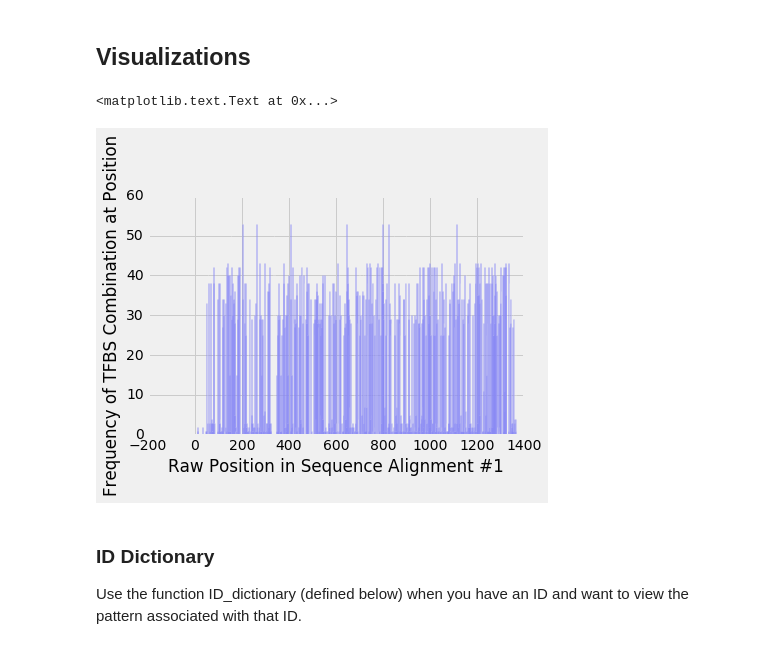
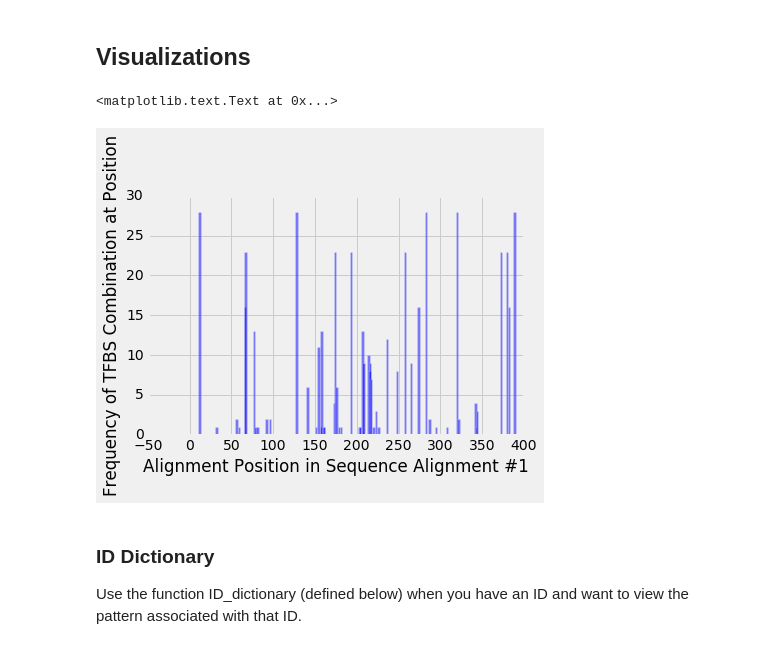
Before and after one commit to DiscoveryDNA/TFBS_presence, a Jupyter notebook: code/Motif_Scoring_and_Extraction.ipynb, the cells around one changed output. Drawn from its saved outputs; the diff is of its cells as text; code cells hidden in the pictures.

```diff
--- a/code/Motif_Scoring_and_Extraction.ipynb
+++ b/code/Motif_Scoring_and_Extraction.ipynb
@@ -363,14 +361,13 @@ cutoff_dict
 # %%
 def filter_95_percentile(TFBS_df, motif_used):
     """
-    motif_used: a string that specifies the motif you used (e.g. "Motif 2")
+    motif_used: a string that specifies the motif you used (e.g. "cad_FlyReg.fm")
     TFBS_df: A pandas df with the raw/aligned position, score, and file names.
 
     returns the TFBS_df with only values above the 95th percentile.
     """
     minimum = cutoff_dict[motif_used]
     filtered_df = TFBS_df[TFBS_df["score"] >= minimum]
-    print("Filtered to scores above", minimum, "based on", motif_used)
     return filtered_df
 # %% [markdown]
 #### From here on, we're going to apply these functions to the files we imported in, using Motif 2.
@@ -435,5 +431,5 @@ Filtered to scores above 2.64832448959 based on Motif 2
 # LOOP THROUGH & APPLY TO ALL THE ALIGNMENTS
 filtered_tables = []
 for i in tables:
-    f = filter_95_percentile(i, "Motif 2").drop(['seq_len', 'position'], axis=1)
+    f = filter_95_percentile(i, "cad_FlyReg.fm").drop(['seq_len', 'position'], axis=1)
     filtered_tables.append(f)
@@ -679,12 +657,12 @@ filtered_tables[0].head()
 position_species_tables = []
 
 for f in filtered_tables:
-    positions_with_TFBS = list(f["raw_position"]) # there are ~2,000 positions
+    positions_with_TFBS = list(f["align_position"])
     combos = {} # Dictionary with position index : list of species that have TFBS at this position
     for i in positions_with_TFBS:
-        combos[i] = list(f[f["raw_position"] == i]["species"])
+        combos[i] = list(f[f["align_position"] == i]["species"])
 
-    d = {'Raw Positions': list(combos.keys()),
+    d = {'Alignment Positions': list(combos.keys()),
          'Species with TFBS at Position': list(combos.values())}
     positions_species = pd.DataFrame(data=d)
     positions_species["Species with TFBS at Position"] = [tuple(i) for i in positions_species["Species with TFBS at Position"]]
@@ -727,7 +705,7 @@ num_alignments = len(group_by_combo_tables)
 
 for n in range(num_alignments):
     counts_at_positions = position_species_tables[n].merge(group_by_combo_tables[n], how="left",sort=False)
-    counts_at_positions.set_index("Raw Positions", inplace=True)
+    counts_at_positions.set_index("Alignment Positions", inplace=True)
     counts_at_positions_tables.append(counts_at_positions)
 # %%
 counts_at_positions_tables[0].head(3)
@@ -769,14 +747,14 @@ freq_at_position(12, 0)
 # %%
 pos = list(position_to_count_dictionaries[0].keys())
 y_pos = np.arange(len(pos))
 freqs = list(position_to_count_dictionaries[0].values())
 
 plt.bar(y_pos, freqs, align='center', alpha=0.5, width = 3)
-plt.xlabel("Raw Position in Sequence Alignment #1")
+plt.xlabel("Alignment Position in Sequence Alignment #1")
 plt.ylabel("Frequency of TFBS Combination at Position")
 # %% [output]
 <matplotlib.text.Text at 0x...>
-[figure, old version]
+[figure, new version]
 # %% [markdown]
 ### ID Dictionary
 Use the function ID_dictionary (defined below) when you have an ID and want to view the pattern associated with that ID.
```
Also changed, not shown: parts of 26 cells of this notebook.
